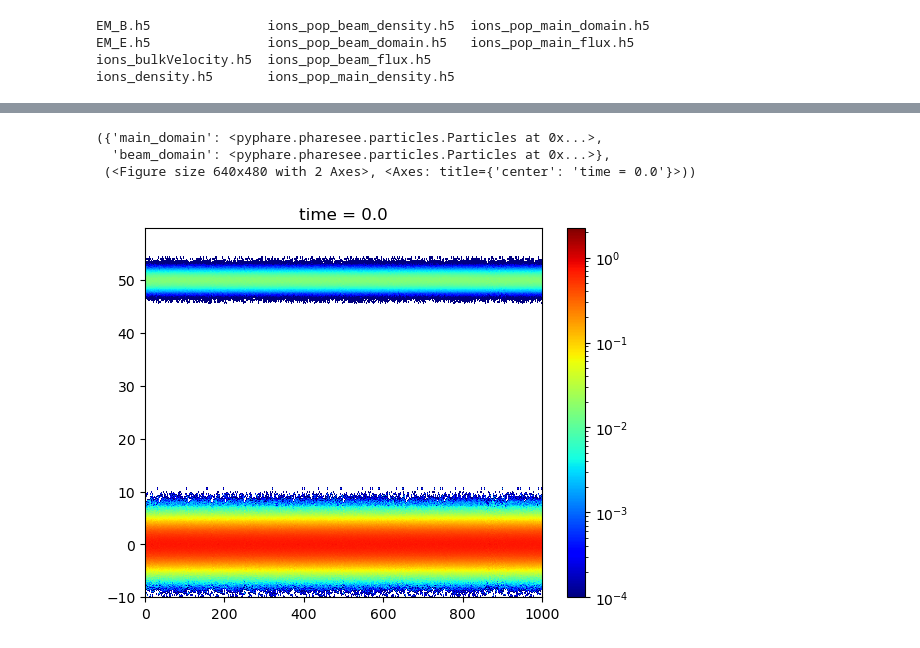
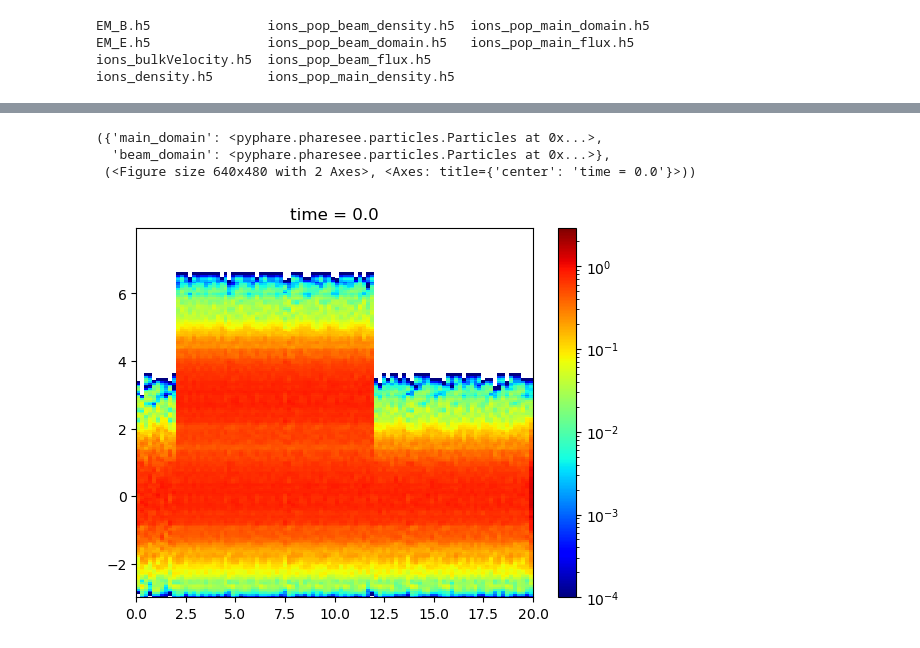
Before and after one commit to rochSmets/farMe, a Jupyter notebook: nb/ionBeam/phase_space_plot.ipynb, the cells around one changed output, grey strips where cells are left out. Drawn from its saved outputs; the diff is of its cells as text; code cells hidden in the pictures.

Commit message:
update of ionBeam nb

```diff
--- a/nb/ionBeam/phase_space_plot.ipynb
+++ b/nb/ionBeam/phase_space_plot.ipynb
@@ -8,7 +8,7 @@ from pyphare.pharesee.hierarchy import get_times_from_h5
 import numpy as np
 %matplotlib inline
 # %%
-path_to_run = "/DATA/phare/ionBeam/run01/01a/"
+path_to_run = "/DATA/phare/ionBeam/run03/03a/"
 run = Run(path_to_run)
 # %%
 ls $path_to_run
@@ -46,21 +41,21 @@ ions = run.GetParticles(time, ["main","beam"])
 # %%
 fig, ax = plt.subplots()
 
-vmin, vmax = -10.0,+60.0
+vmin, vmax = -3.0,+8.0
 
 ions.dist_plot(axis=("x", "Vx"),
     ax = ax,
     norm = 0.4,
     finest=True,
     gaussian_filter_sigma = (1,1) ,
     vmin=vmin,vmax=vmax,
     dv=0.05,
     title="time = {:.1f}".format(time),
     xlabel = "",
     ylabel = ""
     )
 # %% [output]
 ({'main_domain': <pyphare.pharesee.particles.Particles at 0x...>,
   'beam_domain': <pyphare.pharesee.particles.Particles at 0x...>},
  (<Figure size 640x480 with 2 Axes>, <Axes: title={'center': 'time = 0.0'}>))
-[figure, old version]
+[figure, new version]
```
Also changed, not shown: parts of 1 cell of this notebook.
